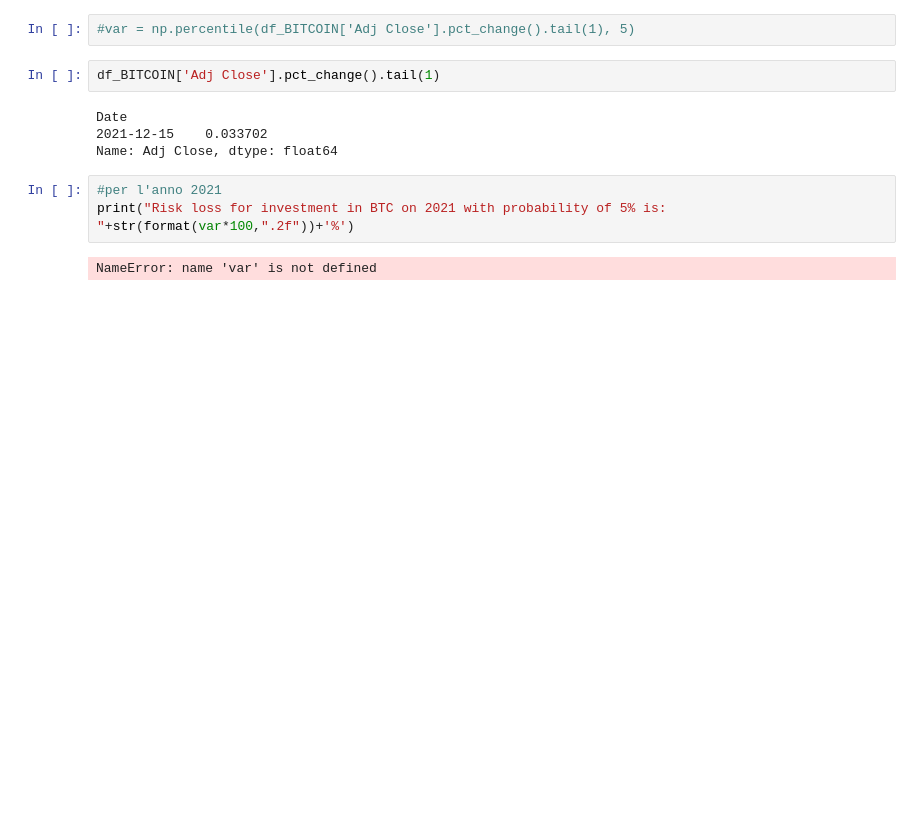
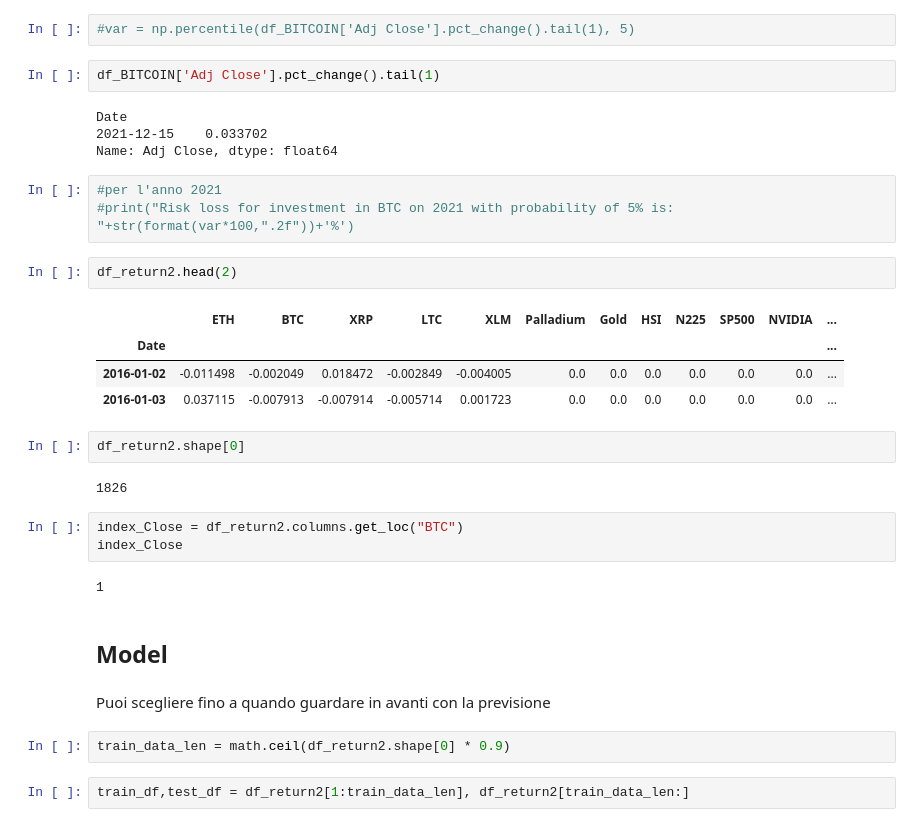
Before and after one commit to billmono95/TESI-LAUREA-MAGISTRALE, a Jupyter notebook: ExploratoryAnalysis.ipynb, the cells around one changed output. Cells and saved outputs as stored; diff of their text form; blank space fills up the shorter version.

```diff
--- a/ExploratoryAnalysis.ipynb
+++ b/ExploratoryAnalysis.ipynb
@@ -617,6 +620,28 @@ Date
 Name: Adj Close, dtype: float64
 # %%
 #per l'anno 2021
-print("Risk loss for investment in BTC on 2021 with probability of 5% is: "+str(format(var*100,".2f"))+'%')
+#print("Risk loss for investment in BTC on 2021 with probability of 5% is: "+str(format(var*100,".2f"))+'%')
-# %% [output]
-NameError: name 'var' is not defined
+# %%
+df_return2.head(2)
+# %% [output]
+|  | ETH | BTC | XRP | LTC | XLM | Palladium | Gold | HSI | N225 | SP500 | NVIDIA | ... |
+| Date |  |  |  |  |  |  |  |  |  |  |  | ... |
+| 2016-01-02 | -0.011498 | -0.002049 | 0.018472 | -0.002849 | -0.004005 | 0.0 | 0.0 | 0.0 | 0.0 | 0.0 | 0.0 | ... |
+| 2016-01-03 | 0.037115 | -0.007913 | -0.007914 | -0.005714 | 0.001723 | 0.0 | 0.0 | 0.0 | 0.0 | 0.0 | 0.0 | ... |
+# %%
+df_return2.shape[0]
+# %% [output]
+1826
+# %%
+index_Close = df_return2.columns.get_loc("BTC")
+index_Close
+# %% [output]
+1
+# %% [markdown]
+## Model
+# %% [markdown]
+Puoi scegliere fino a quando guardare in avanti con la previsione
+# %%
+train_data_len = math.ceil(df_return2.shape[0] * 0.9)
+# %%
+train_df,test_df = df_return2[1:train_data_len], df_return2[train_data_len:]
```
Also changed, not shown: parts of 29 cells of this notebook.
